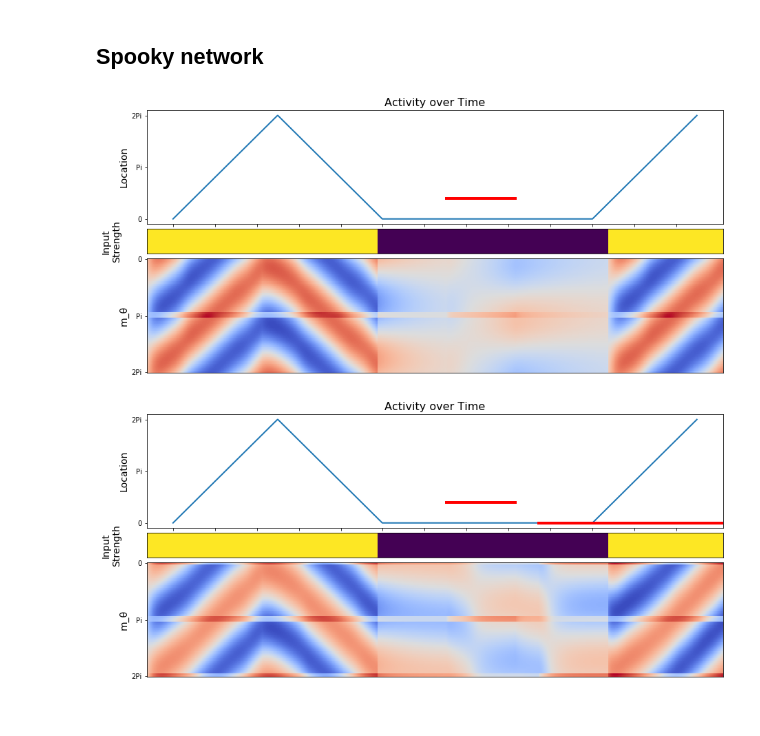
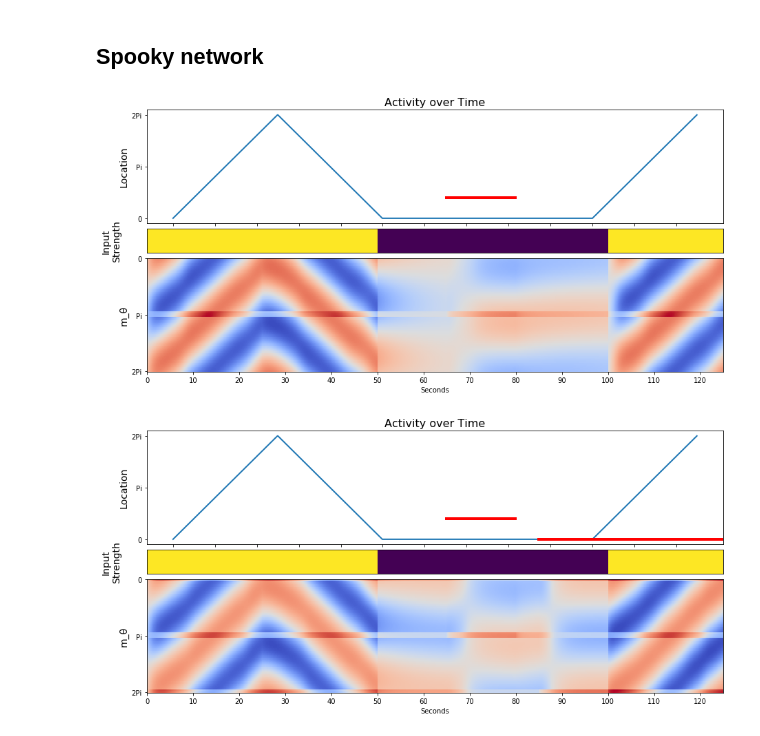
Before and after one commit to chingf/hf-memory-model, a Jupyter notebook: 01-17-run-network.ipynb, the cells around one changed output. Saved outputs shown, nothing was run; the diff lists cells and outputs as text; code cells hidden in the pictures.

```diff
--- a/01-17-run-network.ipynb
+++ b/01-17-run-network.ipynb
@@ -53,3 +11,5 @@ def plot_output(locations, alphas, f, input_c=None, target_indices=None):
+# %%
+plotmaker = PlotMaker()
 # %% [markdown]
 ## A classic ring network
 # %%
@@ -147,9 +106,9 @@ alphas[500:1000,] = 0
 input_c[650:800, 0] = 1
 m, f, dmdt = network.simulate(input, input_c, alphas)
 # %%
-plot_output(input, alphas, f, input_c, target_indices)
+plotmaker.plot_main(input, alphas, f, input_c, target_indices)
 # %% [output]
-[figure, old version]
+[figure, new version]
 # %%
 #### N = 100
 N = 100
@@ -176,6 +134,6 @@ input_c[650:800, 0] = 1
 input_c[850:, 1] = 1
 m, f, dmdt = network.simulate(input, input_c, alphas)
 # %%
-plot_output(input, alphas, f, input_c, target_indices)
+plotmaker.plot_main(input, alphas, f, input_c, target_indices)
 # %% [output]
-[figure, old version]
+[figure, new version]
```
Also changed, not shown: parts of 7 cells of this notebook, 1 other file.
